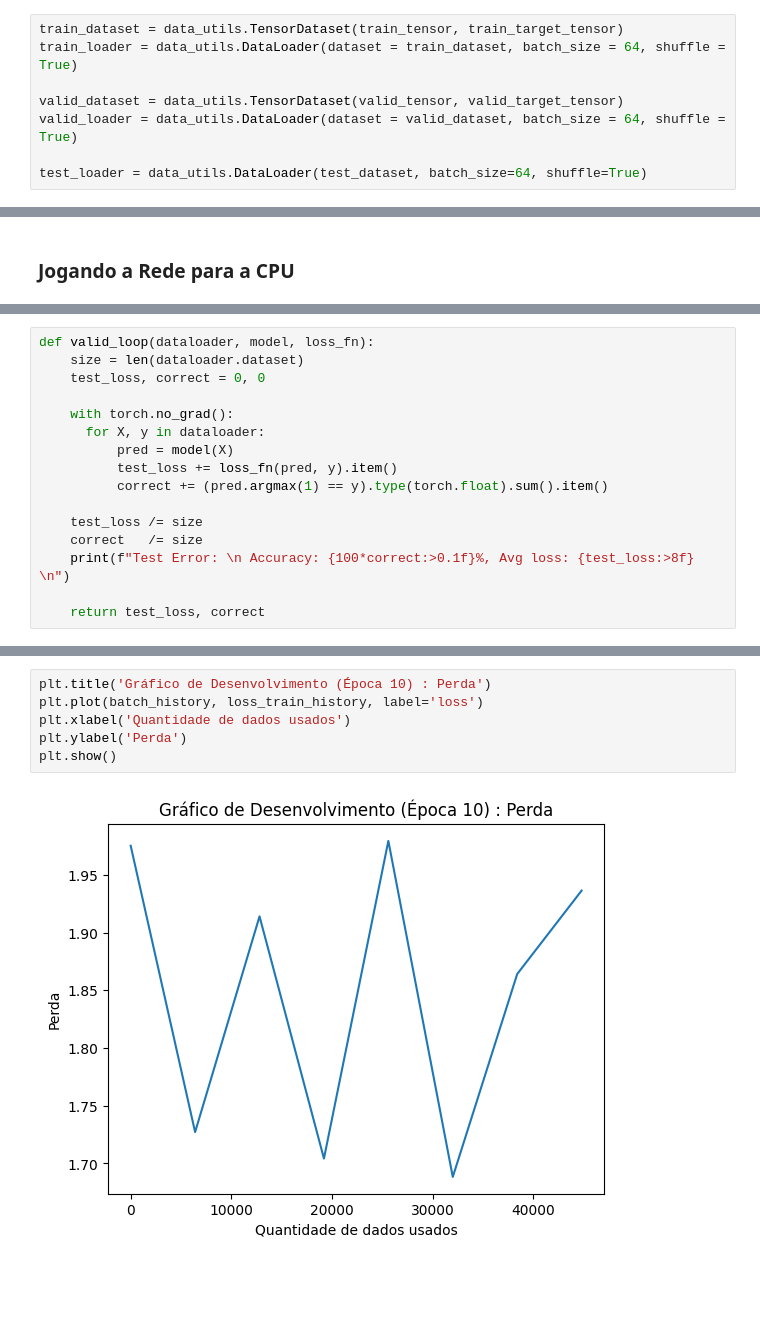
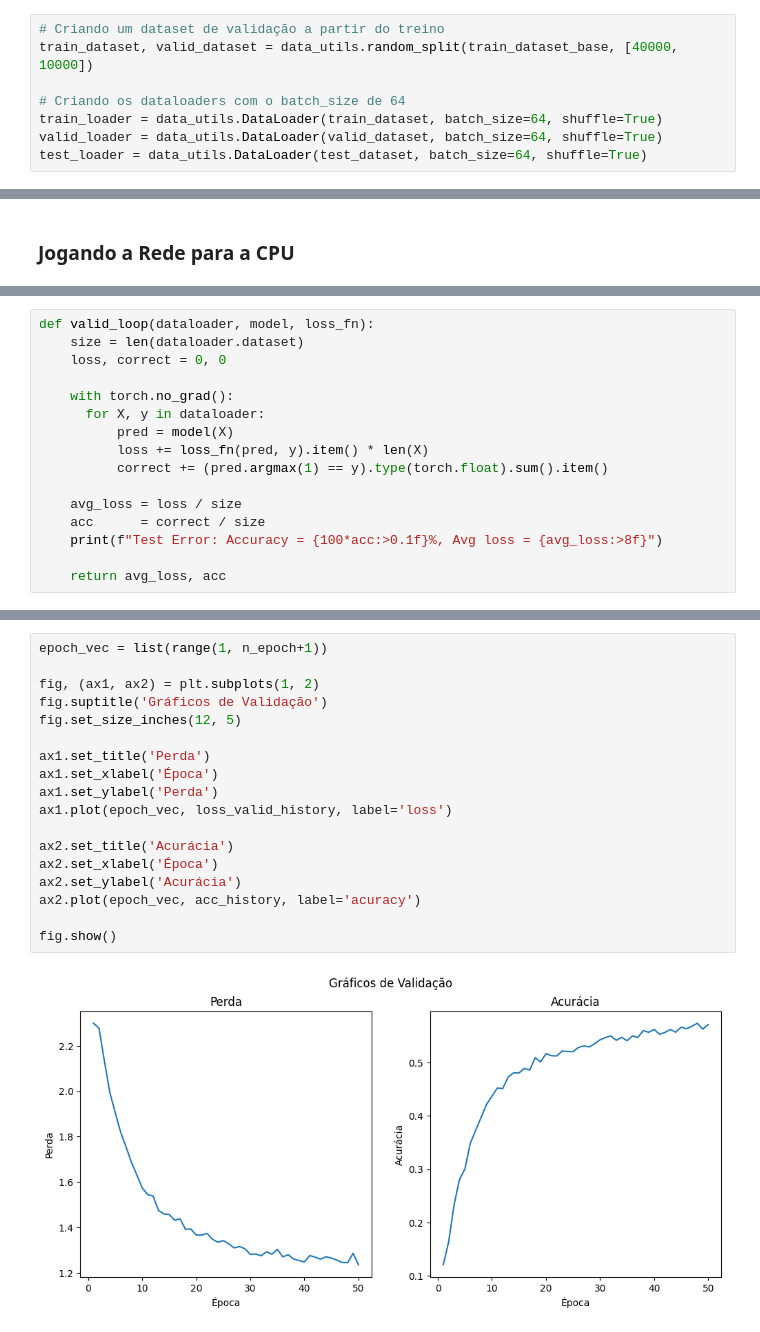
Before and after one commit to Sergiorezende22/NN_Practice, a Jupyter notebook: Trabalho3_RedesNeurais.ipynb, the cells around one changed output, grey strips where cells are left out. Cells and saved outputs as stored; diff of their text form; blank space fills up the shorter version.

```diff
--- a/Trabalho3_RedesNeurais.ipynb
+++ b/Trabalho3_RedesNeurais.ipynb
@@ -55,10 +52,10 @@ valid_target_tensor = torch.tensor(y_valid)
 # %%
-train_dataset = data_utils.TensorDataset(train_tensor, train_target_tensor)
-train_loader = data_utils.DataLoader(dataset = train_dataset, batch_size = 64, shuffle = True)
+# Criando um dataset de validação a partir do treino
+train_dataset, valid_dataset = data_utils.random_split(train_dataset_base, [40000, 10000])
 
-valid_dataset = data_utils.TensorDataset(valid_tensor, valid_target_tensor)
-valid_loader = data_utils.DataLoader(dataset = valid_dataset, batch_size = 64, shuffle = True)
-
+# Criando os dataloaders com o batch_size de 64
+train_loader = data_utils.DataLoader(train_dataset, batch_size=64, shuffle=True)
+valid_loader = data_utils.DataLoader(valid_dataset, batch_size=64, shuffle=True)
 test_loader = data_utils.DataLoader(test_dataset, batch_size=64, shuffle=True)
 # %% [markdown]
 ## Definindo o device
@@ -149,17 +134,17 @@ def train_loop(dataloader, model, loss_fn, optimizer):
 # %%
 def valid_loop(dataloader, model, loss_fn):
     size = len(dataloader.dataset)
-    test_loss, correct = 0, 0
+    loss, correct = 0, 0
 
     with torch.no_grad():
       for X, y in dataloader:
           pred = model(X)
-          test_loss += loss_fn(pred, y).item()
+          loss += loss_fn(pred, y).item() * len(X)
           correct += (pred.argmax(1) == y).type(torch.float).sum().item()
 
-    test_loss /= size
-    correct   /= size
-    print(f"Test Error: \n Accuracy: {100*correct:>0.1f}%, Avg loss: {test_loss:>8f} \n")
+    avg_loss = loss / size
+    acc      = correct / size
+    print(f"Test Error: Accuracy = {100*acc:>0.1f}%, Avg loss = {avg_loss:>8f}")
 
-    return test_loss, correct
+    return avg_loss, acc
 # %% [markdown]
@@ -200,8 +196,20 @@ Mostra como se comporta o loss durante o treinamento da rede neural em relação
 # %%
-plt.title('Gráfico de Desenvolvimento (Época 10) : Perda')
-plt.plot(batch_history, loss_train_history, label='loss')
-plt.xlabel('Quantidade de dados usados')
-plt.ylabel('Perda')
-plt.show()
+epoch_vec = list(range(1, n_epoch+1))
+
+fig, (ax1, ax2) = plt.subplots(1, 2)
+fig.suptitle('Gráficos de Validação')
+fig.set_size_inches(12, 5)
+
+ax1.set_title('Perda')
+ax1.set_xlabel('Época')
+ax1.set_ylabel('Perda')
+ax1.plot(epoch_vec, loss_valid_history, label='loss')
+
+ax2.set_title('Acurácia')
+ax2.set_xlabel('Época')
+ax2.set_ylabel('Acurácia')
+ax2.plot(epoch_vec, acc_history, label='acuracy')
+
+fig.show()
 # %% [output]
-[figure, old version]
+[figure, new version]
```
Also changed, not shown: parts of 25 cells of this notebook, 2 other files.
